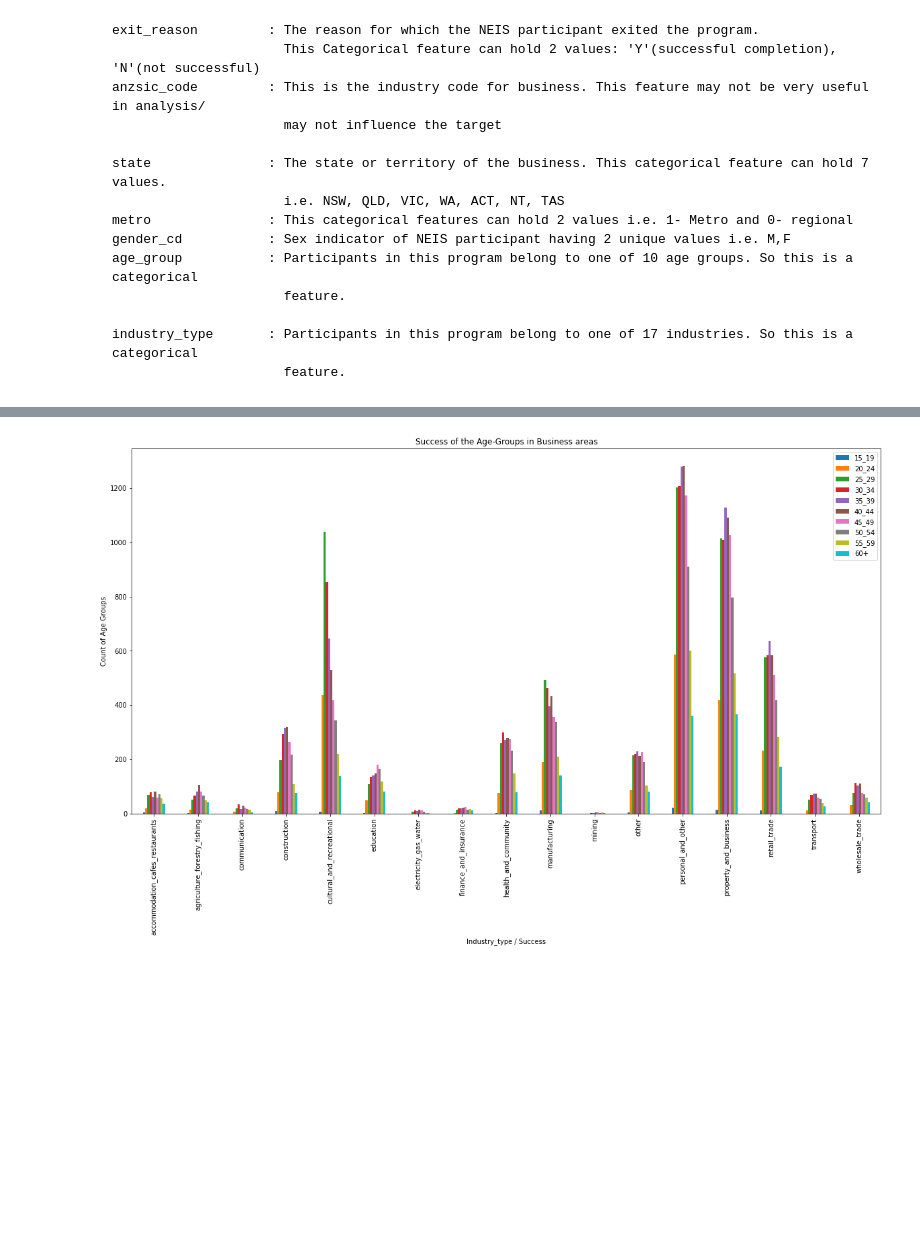
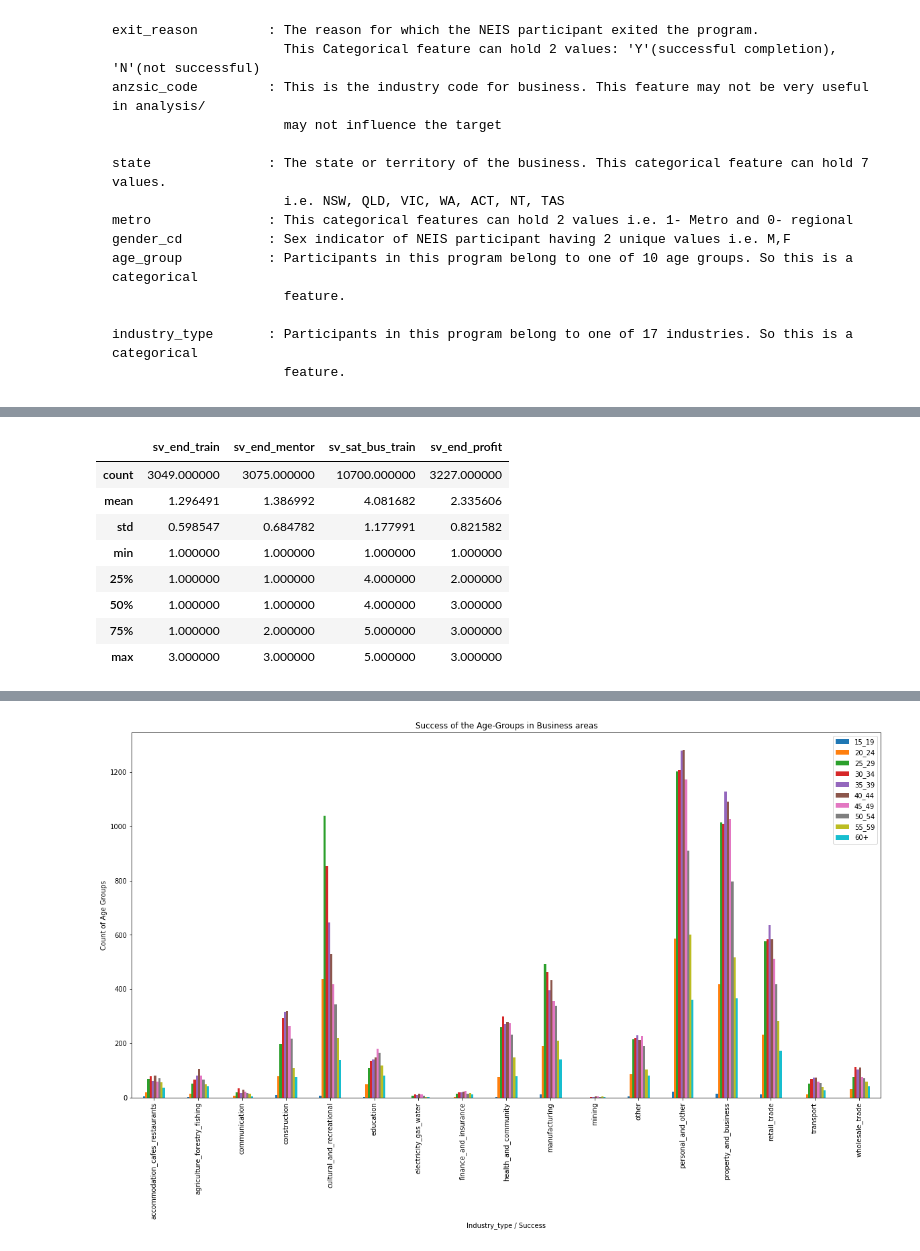
Before and after one commit to vsrajesh1/Capstone_Project_1, a Jupyter notebook: Capstone1_DataWrangling.ipynb, the cells around one changed output, grey strips where cells are left out. Cells and saved outputs as stored; diff of their text form; code cells hidden in the pictures; blank space fills up the shorter version.

```diff
--- a/Capstone1_DataWrangling.ipynb
+++ b/Capstone1_DataWrangling.ipynb
@@ -122,0 +162,23 @@ Let us observe the characteritics and metadata of features discussed above:
+# %%
+#main_df['sv_end_train','sv_end_mentor','sv_end_profit','sv_end_dem','sv_end_loc','sv_end_health','sv_end_oth','sv_sat_bus_train','sv_sat_mentor','sv_sat_tailor_sup','sv_sat_overall'].replace(regex='.', value=0).
+
+main_df['sv_end_train'] = main_df['sv_end_train'].replace(regex='.', value=0)
+
+
+#main_df['sv_end_train'] = pd.get_dummies(main_df['sv_end_train'])
+
+#main_df['sv_end_mentor'] = pd.get_dummies(main_df['sv_end_mentor'])
+#main_df['sv_end_profit'] = pd.get_dummies(main_df['sv_end_profit'])
+#main_df['sv_sat_bus_train'] = pd.get_dummies(main_df['sv_sat_bus_train'])
+
+main_df[['sv_end_train','sv_end_mentor','sv_sat_bus_train','sv_end_profit']].describe()
+# %% [output]
+|  | sv_end_train | sv_end_mentor | sv_sat_bus_train | sv_end_profit |
+| count | 3049.000000 | 3075.000000 | 10700.000000 | 3227.000000 |
+| mean | 1.296491 | 1.386992 | 4.081682 | 2.335606 |
+| std | 0.598547 | 0.684782 | 1.177991 | 0.821582 |
+| min | 1.000000 | 1.000000 | 1.000000 | 1.000000 |
+| 25% | 1.000000 | 1.000000 | 4.000000 | 2.000000 |
+| 50% | 1.000000 | 1.000000 | 4.000000 | 3.000000 |
+| 75% | 1.000000 | 2.000000 | 5.000000 | 3.000000 |
+| max | 3.000000 | 3.000000 | 5.000000 | 3.000000 |
```
Also changed, not shown: parts of 14 cells of this notebook.
